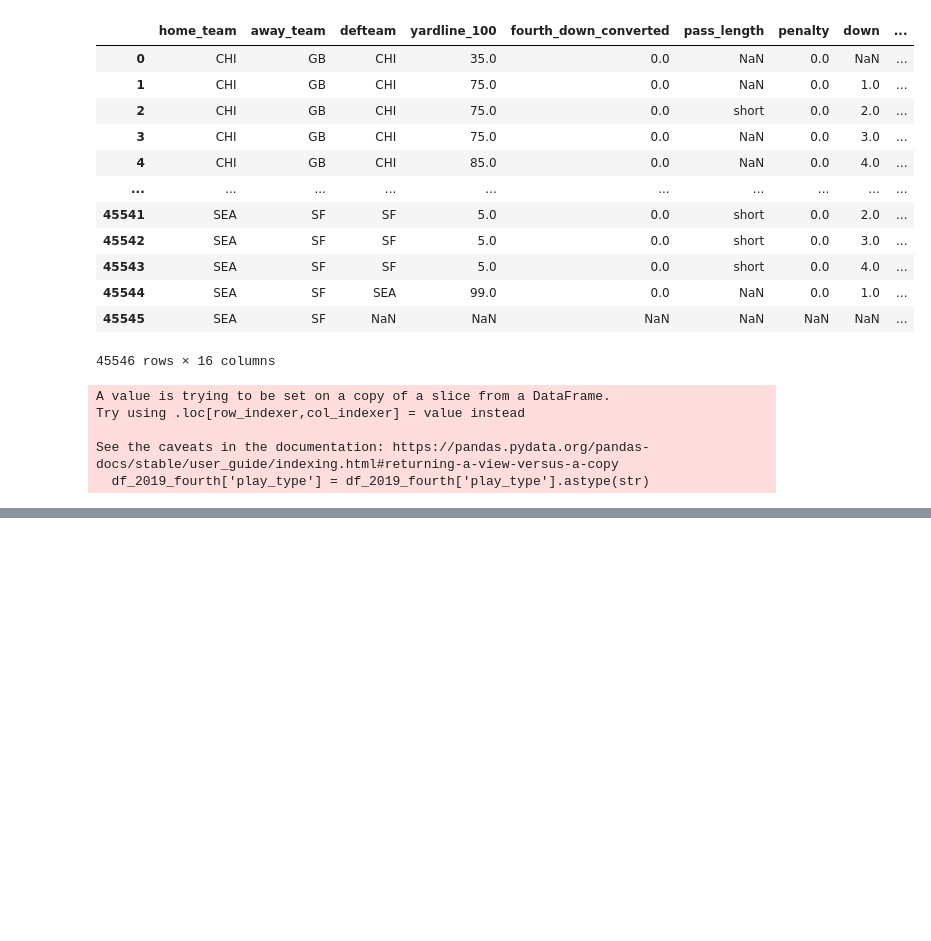
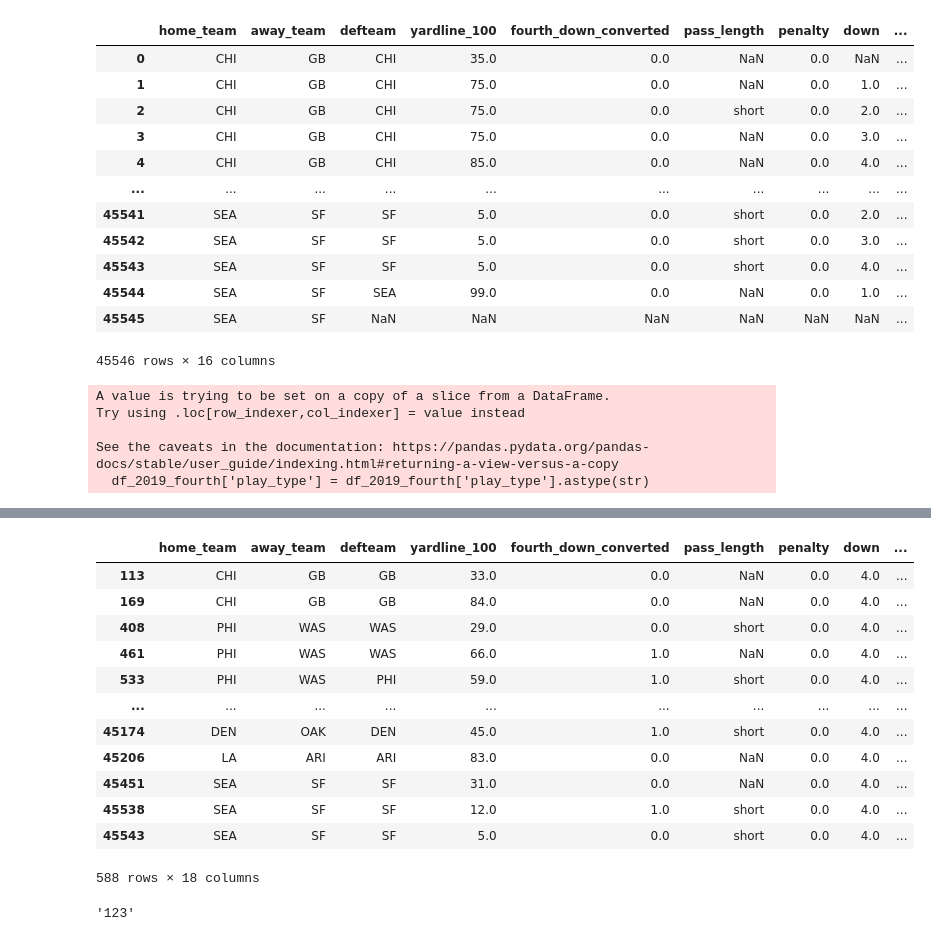
Before and after one commit to butzujac/CMSE-202-Project-NFL4thDowns, a Jupyter notebook: datacleaning.ipynb, the cells around one changed output, grey strips where cells are left out. Saved outputs shown, nothing was run; the diff lists cells and outputs as text; code cells hidden in the pictures; blank space fills up the shorter version.

```diff
--- a/datacleaning.ipynb
+++ b/datacleaning.ipynb
@@ -111,0 +159,30 @@ df_2019_fourth['year'] =2019
+# %%
+import numpy as np
+
+minutes = np.array(df_2019_fourth['game_seconds_remaining'] // 60).astype(int)
+seconds = np.array(df_2019_fourth['game_seconds_remaining'] % 60).astype(int)
+GameClock = []
+for i in range(len(minutes)):
+    GameClock.append(f'{minutes[i]}:{str(seconds[i]).zfill(2)}:00')
+# %%
+df_2019_fourth['GameClock'] = GameClock
+# %%
+df_2019_fourth
+# %% [output]
+|  | home_team | away_team | defteam | yardline_100 | fourth_down_converted | pass_length | penalty | down | ... |
+| 113 | CHI | GB | GB | 33.0 | 0.0 | NaN | 0.0 | 4.0 | ... |
+| 169 | CHI | GB | GB | 84.0 | 0.0 | NaN | 0.0 | 4.0 | ... |
+| 408 | PHI | WAS | WAS | 29.0 | 0.0 | short | 0.0 | 4.0 | ... |
+| 461 | PHI | WAS | WAS | 66.0 | 1.0 | NaN | 0.0 | 4.0 | ... |
+| 533 | PHI | WAS | PHI | 59.0 | 1.0 | short | 0.0 | 4.0 | ... |
+| ... | ... | ... | ... | ... | ... | ... | ... | ... | ... |
+| 45174 | DEN | OAK | DEN | 45.0 | 1.0 | short | 0.0 | 4.0 | ... |
+| 45206 | LA | ARI | ARI | 83.0 | 0.0 | NaN | 0.0 | 4.0 | ... |
+| 45451 | SEA | SF | SF | 31.0 | 0.0 | NaN | 0.0 | 4.0 | ... |
+| 45538 | SEA | SF | SF | 12.0 | 1.0 | short | 0.0 | 4.0 | ... |
+| 45543 | SEA | SF | SF | 5.0 | 0.0 | short | 0.0 | 4.0 | ... |
+588 rows × 18 columns
+# %%
+'1234'[0:3]
+# %% [output]
+'123'
```
Also changed, not shown: parts of 3 cells of this notebook, 1 other file.
